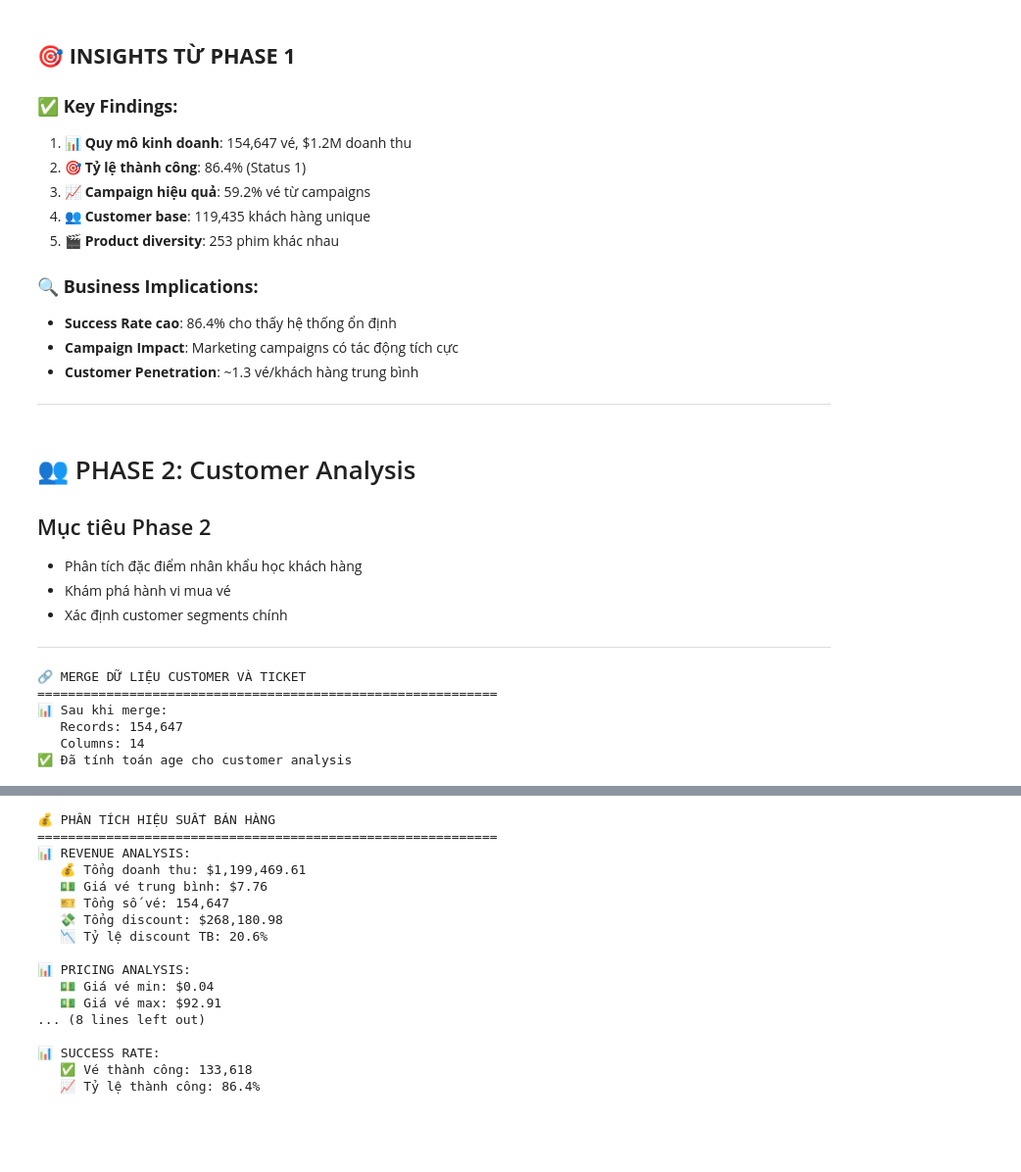
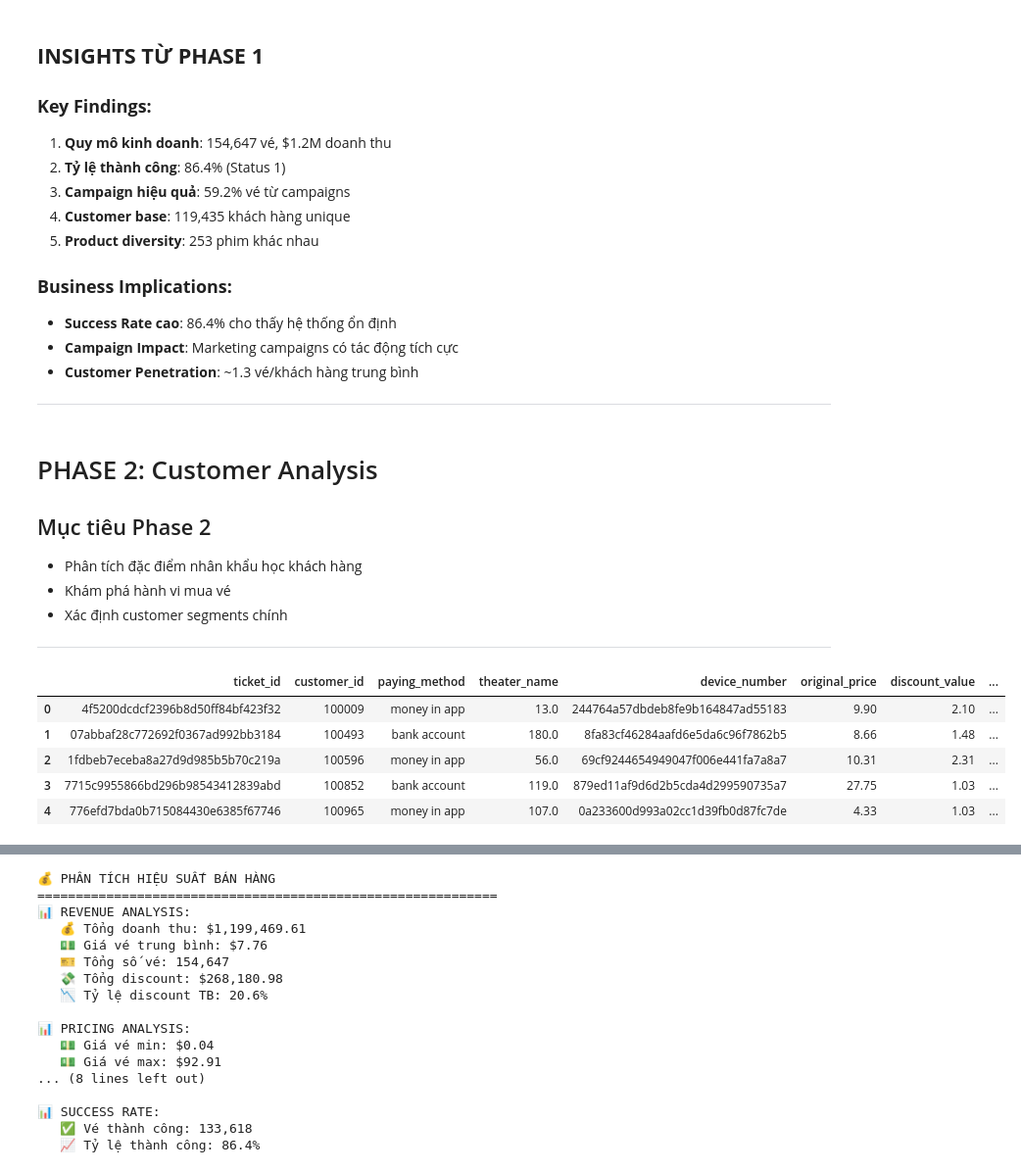
Before and after one commit to LeVanDuy26/Movie-Ticket-Company, a Jupyter notebook: notebooks/02_eda.ipynb, the cells around one changed output, grey strips where cells are left out. Shown at 98% size. Cells and saved outputs as stored; diff of their text form; code cells hidden in the pictures; blank space fills up the shorter version.

```diff
--- a/notebooks/02_eda.ipynb
+++ b/notebooks/02_eda.ipynb
@@ -115,25 +107,14 @@ print("="*60)
 # %%
 # Load dữ liệu đã được làm sạch
-print("📂 Đang load dữ liệu đã được làm sạch...")
+# Load các bảng dimension
+df_customer = pd.read_csv('../data/cleaned/customer_cleaned.csv')
+df_campaign = pd.read_csv('../data/cleaned/campaign_cleaned.csv')
+df_device = pd.read_csv('../data/cleaned/device_detail_cleaned.csv')
+df_status = pd.read_csv('../data/cleaned/status_detail_cleaned.csv')
 
-try:
-    # Load các bảng dimension
-    df_customer = pd.read_csv('../data/cleaned/customer_cleaned.csv')
-    df_campaign = pd.read_csv('../data/cleaned/campaign_cleaned.csv')
-    df_device = pd.read_csv('../data/cleaned/device_detail_cleaned.csv')
-    df_status = pd.read_csv('../data/cleaned/status_detail_cleaned.csv')
+# Load bảng fact chính
+df_ticket = pd.read_csv('../data/cleaned/ticket_history_cleaned.csv')
 
-    # Load bảng fact chính
-    df_ticket = pd.read_csv('../data/cleaned/ticket_history_cleaned.csv')
-
-    print("✅ Load dữ liệu thành công!")
-
-    # Chuyển đổi data types cho analysis
-    df_customer['dob'] = pd.to_datetime(df_customer['dob'])
-    df_ticket['time'] = pd.to_datetime(df_ticket['time'])
-
-    print("✅ Chuyển đổi data types thành công!")
-
-except Exception as e:
-    print(f"❌ Lỗi khi load dữ liệu: {e}")
-    raise
+# Chuyển đổi data types cho analysis
+df_customer['dob'] = pd.to_datetime(df_customer['dob'])
+df_ticket['time'] = pd.to_datetime(df_ticket['time'])
@@ -276,23 +247,23 @@ status_id
 13800            7          22.04
 13810            6          26.01
 # %% [markdown]
-## 🎯 **INSIGHTS TỪ PHASE 1**
+## **INSIGHTS TỪ PHASE 1**
 
-### ✅ **Key Findings:**
-1. **📊 Quy mô kinh doanh**: 154,647 vé, $1.2M doanh thu
-2. **🎯 Tỷ lệ thành công**: 86.4% (Status 1)
-3. **📈 Campaign hiệu quả**: 59.2% vé từ campaigns
-4. **👥 Customer base**: 119,435 khách hàng unique
-5. **🎬 Product diversity**: 253 phim khác nhau
+###  **Key Findings:**
+1. **Quy mô kinh doanh**: 154,647 vé, $1.2M doanh thu
+2. **Tỷ lệ thành công**: 86.4% (Status 1)
+3. **Campaign hiệu quả**: 59.2% vé từ campaigns
+4. **Customer base**: 119,435 khách hàng unique
+5. **Product diversity**: 253 phim khác nhau
 
-### 🔍 **Business Implications:**
+###  **Business Implications:**
 - **Success Rate cao**: 86.4% cho thấy hệ thống ổn định
 - **Campaign Impact**: Marketing campaigns có tác động tích cực
 - **Customer Penetration**: ~1.3 vé/khách hàng trung bình
 
 ---
 # %% [markdown]
-# 👥 PHASE 2: Customer Analysis
+# PHASE 2: Customer Analysis
 
 ## Mục tiêu Phase 2
 - Phân tích đặc điểm nhân khẩu học khách hàng
@@ -301,27 +272,19 @@ status_id
 
 ---
 # %%
-# Merge dữ liệu customer với ticket để phân tích
-print("🔗 MERGE DỮ LIỆU CUSTOMER VÀ TICKET")
-print("="*60)
+# Merge dữ liệu customer với ticket để phân tích khách hàng
 
-# Merge customer data với ticket data
 df_customer_ticket = df_ticket.merge(df_customer, on='customer_id', how='left')
-
-print(f"📊 Sau khi merge:")
-print(f"   Records: {len(df_customer_ticket):,}")
-print(f"   Columns: {len(df_customer_ticket.columns)}")
 
 # Tính tuổi từ ngày sinh
 current_date = datetime.now()
 df_customer_ticket['age'] = (current_date - df_customer_ticket['dob']).dt.days // 365
-
-print(f"✅ Đã tính toán age cho customer analysis")
+df_customer_ticket.head()
 # %% [output]
-🔗 MERGE DỮ LIỆU CUSTOMER VÀ TICKET
-============================================================
-📊 Sau khi merge:
-   Records: 154,647
-   Columns: 14
-✅ Đã tính toán age cho customer analysis
+|  | ticket_id | customer_id | paying_method | theater_name | device_number | original_price | discount_value | ... |
+| 0 | 4f5200dcdcf2396b8d50ff84bf423f32 | 100009 | money in app | 13.0 | 244764a57dbdeb8fe9b164847ad55183 | 9.90 | 2.10 | ... |
+| 1 | 07abbaf28c772692f0367ad992bb3184 | 100493 | bank account | 180.0 | 8fa83cf46284aafd6e5da6c96f7862b5 | 8.66 | 1.48 | ... |
+| 2 | 1fdbeb7eceba8a27d9d985b5b70c219a | 100596 | money in app | 56.0 | 69cf9244654949047f006e441fa7a8a7 | 10.31 | 2.31 | ... |
+| 3 | 7715c9955866bd296b98543412839abd | 100852 | bank account | 119.0 | 879ed11af9d6d2b5cda4d299590735a7 | 27.75 | 1.03 | ... |
+| 4 | 776efd7bda0b715084430e6385f67746 | 100965 | money in app | 107.0 | 0a233600d993a02cc1d39fb0d87fc7de | 4.33 | 1.03 | ... |
 # %%
```
Also changed, not shown: parts of 14 cells of this notebook, 7 other files.
